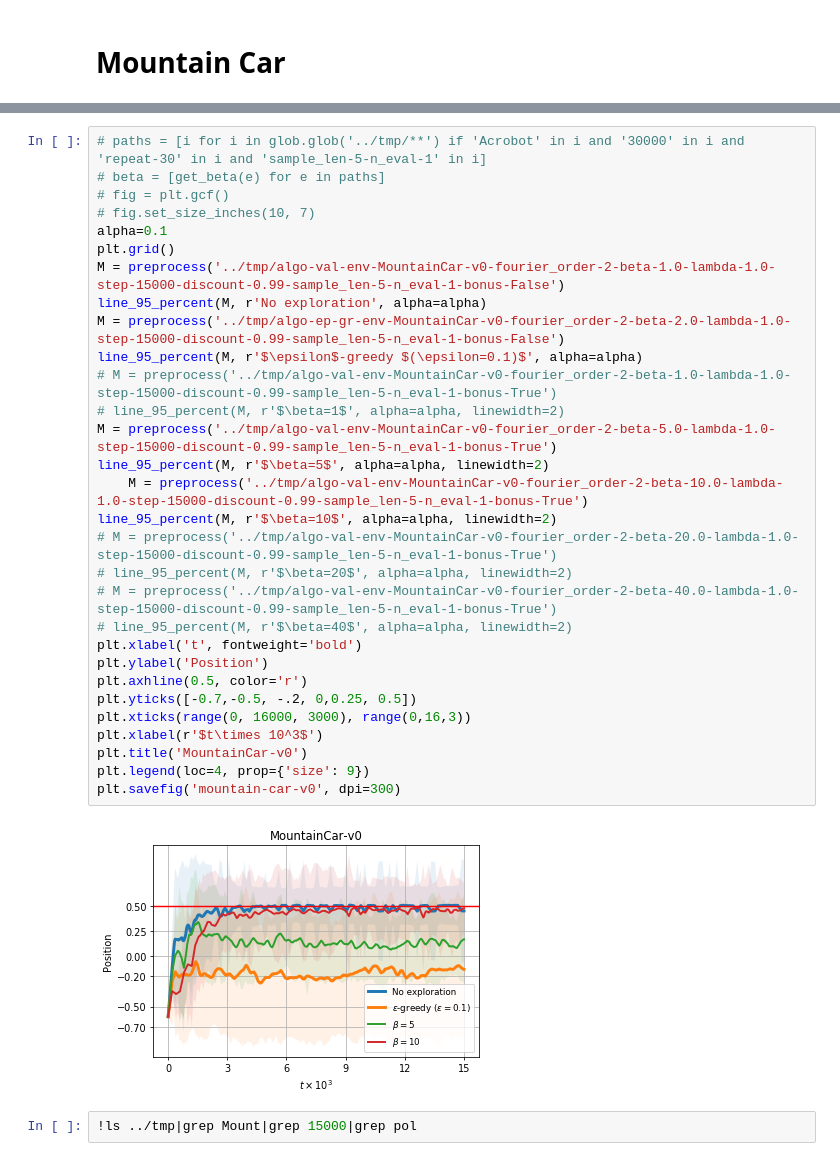
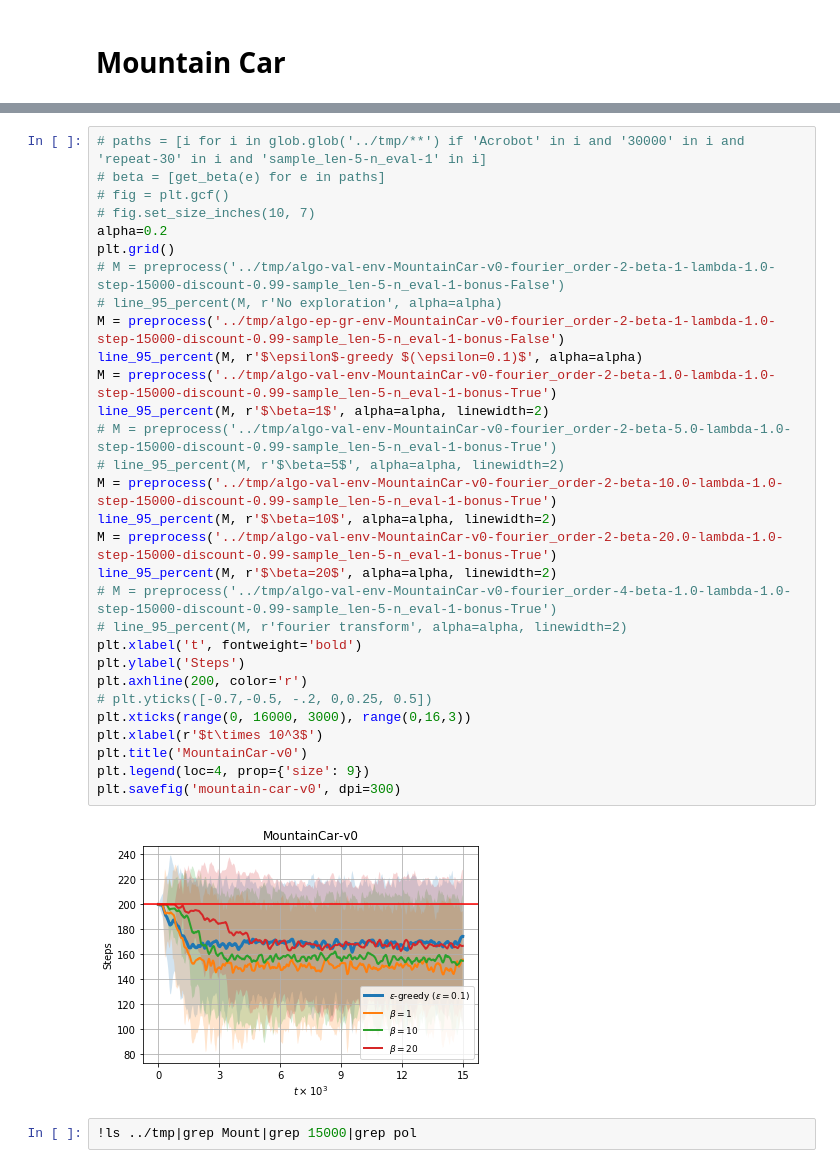
Before and after one commit to anhddo/oppoliter, a Jupyter notebook: notebook/ls-avg-reward.ipynb, the cells around one changed output, grey strips where cells are left out. Drawn from its saved outputs; the diff is of its cells as text.

```diff
--- a/notebook/ls-avg-reward.ipynb
+++ b/notebook/ls-avg-reward.ipynb
@@ -188,35 +196,35 @@ algo-val-env-MountainCar-v0-fourier_order-2-beta-5.0-lambda-1.0-step-15000-disco
 # %%
 # paths = [i for i in glob.glob('../tmp/**') if 'Acrobot' in i and '30000' in i and 'repeat-30' in i and 'sample_len-5-n_eval-1' in i]
 # beta = [get_beta(e) for e in paths]
 # fig = plt.gcf()
 # fig.set_size_inches(10, 7)
-alpha=0.1
+alpha=0.2
 plt.grid()
-M = preprocess('../tmp/algo-val-env-MountainCar-v0-fourier_order-2-beta-1.0-lambda-1.0-step-15000-discount-0.99-sample_len-5-n_eval-1-bonus-False')
-line_95_percent(M, r'No exploration', alpha=alpha)
-M = preprocess('../tmp/algo-ep-gr-env-MountainCar-v0-fourier_order-2-beta-2.0-lambda-1.0-step-15000-discount-0.99-sample_len-5-n_eval-1-bonus-False')
+# M = preprocess('../tmp/algo-val-env-MountainCar-v0-fourier_order-2-beta-1-lambda-1.0-step-15000-discount-0.99-sample_len-5-n_eval-1-bonus-False')
+# line_95_percent(M, r'No exploration', alpha=alpha)
+M = preprocess('../tmp/algo-ep-gr-env-MountainCar-v0-fourier_order-2-beta-1-lambda-1.0-step-15000-discount-0.99-sample_len-5-n_eval-1-bonus-False')
 line_95_percent(M, r'$\epsilon$-greedy $(\epsilon=0.1)$', alpha=alpha)
-# M = preprocess('../tmp/algo-val-env-MountainCar-v0-fourier_order-2-beta-1.0-lambda-1.0-step-15000-discount-0.99-sample_len-5-n_eval-1-bonus-True')
-# line_95_percent(M, r'$\beta=1$', alpha=alpha, linewidth=2)
-M = preprocess('../tmp/algo-val-env-MountainCar-v0-fourier_order-2-beta-5.0-lambda-1.0-step-15000-discount-0.99-sample_len-5-n_eval-1-bonus-True')
-line_95_percent(M, r'$\beta=5$', alpha=alpha, linewidth=2)
-    M = preprocess('../tmp/algo-val-env-MountainCar-v0-fourier_order-2-beta-10.0-lambda-1.0-step-15000-discount-0.99-sample_len-5-n_eval-1-bonus-True')
+M = preprocess('../tmp/algo-val-env-MountainCar-v0-fourier_order-2-beta-1.0-lambda-1.0-step-15000-discount-0.99-sample_len-5-n_eval-1-bonus-True')
+line_95_percent(M, r'$\beta=1$', alpha=alpha, linewidth=2)
+# M = preprocess('../tmp/algo-val-env-MountainCar-v0-fourier_order-2-beta-5.0-lambda-1.0-step-15000-discount-0.99-sample_len-5-n_eval-1-bonus-True')
+# line_95_percent(M, r'$\beta=5$', alpha=alpha, linewidth=2)
+M = preprocess('../tmp/algo-val-env-MountainCar-v0-fourier_order-2-beta-10.0-lambda-1.0-step-15000-discount-0.99-sample_len-5-n_eval-1-bonus-True')
 line_95_percent(M, r'$\beta=10$', alpha=alpha, linewidth=2)
-# M = preprocess('../tmp/algo-val-env-MountainCar-v0-fourier_order-2-beta-20.0-lambda-1.0-step-15000-discount-0.99-sample_len-5-n_eval-1-bonus-True')
-# line_95_percent(M, r'$\beta=20$', alpha=alpha, linewidth=2)
-# M = preprocess('../tmp/algo-val-env-MountainCar-v0-fourier_order-2-beta-40.0-lambda-1.0-step-15000-discount-0.99-sample_len-5-n_eval-1-bonus-True')
-# line_95_percent(M, r'$\beta=40$', alpha=alpha, linewidth=2)
+M = preprocess('../tmp/algo-val-env-MountainCar-v0-fourier_order-2-beta-20.0-lambda-1.0-step-15000-discount-0.99-sample_len-5-n_eval-1-bonus-True')
+line_95_percent(M, r'$\beta=20$', alpha=alpha, linewidth=2)
+# M = preprocess('../tmp/algo-val-env-MountainCar-v0-fourier_order-4-beta-1.0-lambda-1.0-step-15000-discount-0.99-sample_len-5-n_eval-1-bonus-True')
+# line_95_percent(M, r'fourier transform', alpha=alpha, linewidth=2)
 plt.xlabel('t', fontweight='bold')
-plt.ylabel('Position')
-plt.axhline(0.5, color='r')
-plt.yticks([-0.7,-0.5, -.2, 0,0.25, 0.5])
+plt.ylabel('Steps')
+plt.axhline(200, color='r')
+# plt.yticks([-0.7,-0.5, -.2, 0,0.25, 0.5])
 plt.xticks(range(0, 16000, 3000), range(0,16,3))
 plt.xlabel(r'$t\times 10^3$')
 plt.title('MountainCar-v0')
 plt.legend(loc=4, prop={'size': 9})
 plt.savefig('mountain-car-v0', dpi=300)
 # %% [output]
-[figure, old version]
+[figure, new version]
 # %%
 !ls ../tmp|grep Mount|grep 15000|grep pol
 # %% [output]
```
Also changed, not shown: parts of 4 cells of this notebook, 7 other files.
